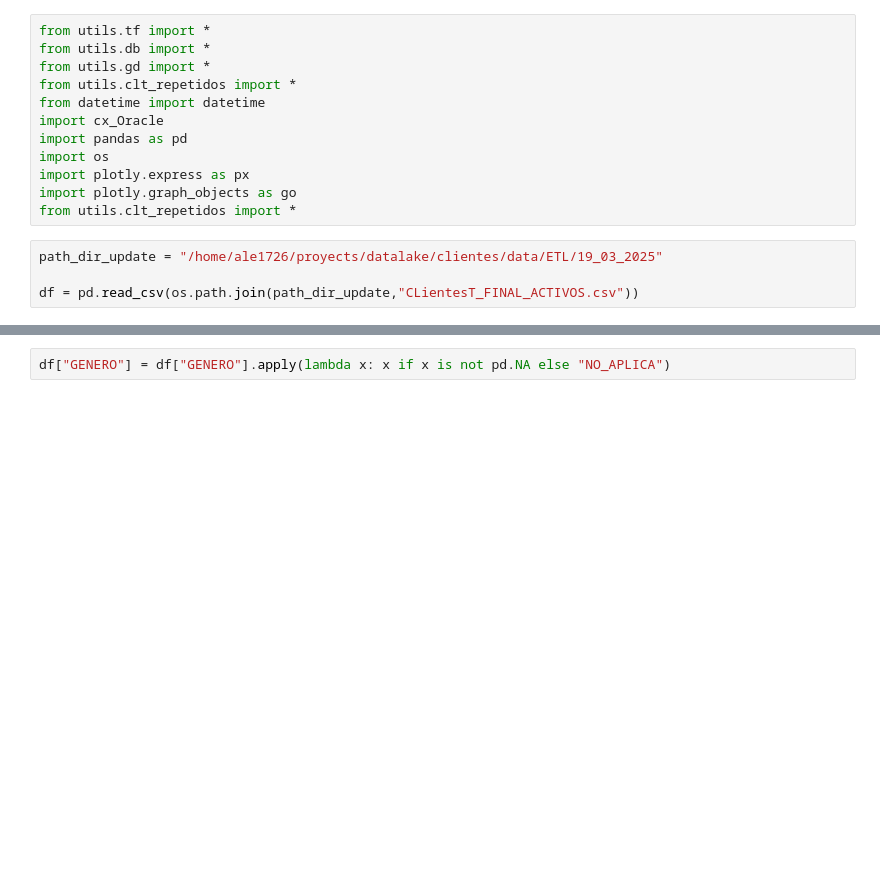
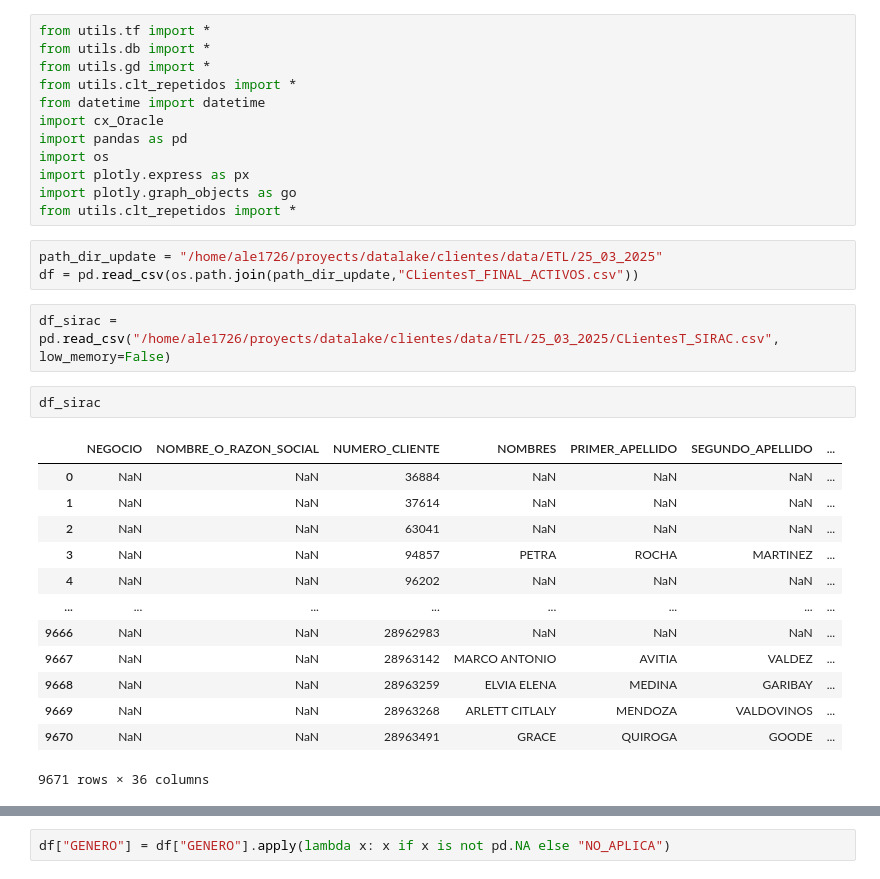
Before and after one commit to Ale1726/clientes_eda, a Jupyter notebook: tab_final_analisis.ipynb, the cells around one changed output, grey strips where cells are left out. Saved outputs shown, nothing was run; the diff lists cells and outputs as text; blank space fills up the shorter version.

```diff
--- a/tab_final_analisis.ipynb
+++ b/tab_final_analisis.ipynb
@@ -11,6 +11,23 @@ import plotly.express as px
 import plotly.graph_objects as go
 from utils.clt_repetidos import *
 # %%
-path_dir_update = "/home/ale1726/proyects/datalake/clientes/data/ETL/19_03_2025"
-
+path_dir_update = "/home/ale1726/proyects/datalake/clientes/data/ETL/25_03_2025"
 df = pd.read_csv(os.path.join(path_dir_update,"CLientesT_FINAL_ACTIVOS.csv"))
+# %%
+df_sirac = pd.read_csv("/home/ale1726/proyects/datalake/clientes/data/ETL/25_03_2025/CLientesT_SIRAC.csv", low_memory=False)
+# %%
+df_sirac
+# %% [output]
+|  | NEGOCIO | NOMBRE_O_RAZON_SOCIAL | NUMERO_CLIENTE | NOMBRES | PRIMER_APELLIDO | SEGUNDO_APELLIDO | ... |
+| 0 | NaN | NaN | 36884 | NaN | NaN | NaN | ... |
+| 1 | NaN | NaN | 37614 | NaN | NaN | NaN | ... |
+| 2 | NaN | NaN | 63041 | NaN | NaN | NaN | ... |
+| 3 | NaN | NaN | 94857 | PETRA | ROCHA | MARTINEZ | ... |
+| 4 | NaN | NaN | 96202 | NaN | NaN | NaN | ... |
+| ... | ... | ... | ... | ... | ... | ... | ... |
+| 9666 | NaN | NaN | 28962983 | NaN | NaN | NaN | ... |
+| 9667 | NaN | NaN | 28963142 | MARCO ANTONIO | AVITIA | VALDEZ | ... |
+| 9668 | NaN | NaN | 28963259 | ELVIA ELENA | MEDINA | GARIBAY | ... |
+| 9669 | NaN | NaN | 28963268 | ARLETT CITLALY | MENDOZA | VALDOVINOS | ... |
+| 9670 | NaN | NaN | 28963491 | GRACE | QUIROGA | GOODE | ... |
+9671 rows × 36 columns
```
Also changed, not shown: parts of 16 cells of this notebook, 12 other files.
